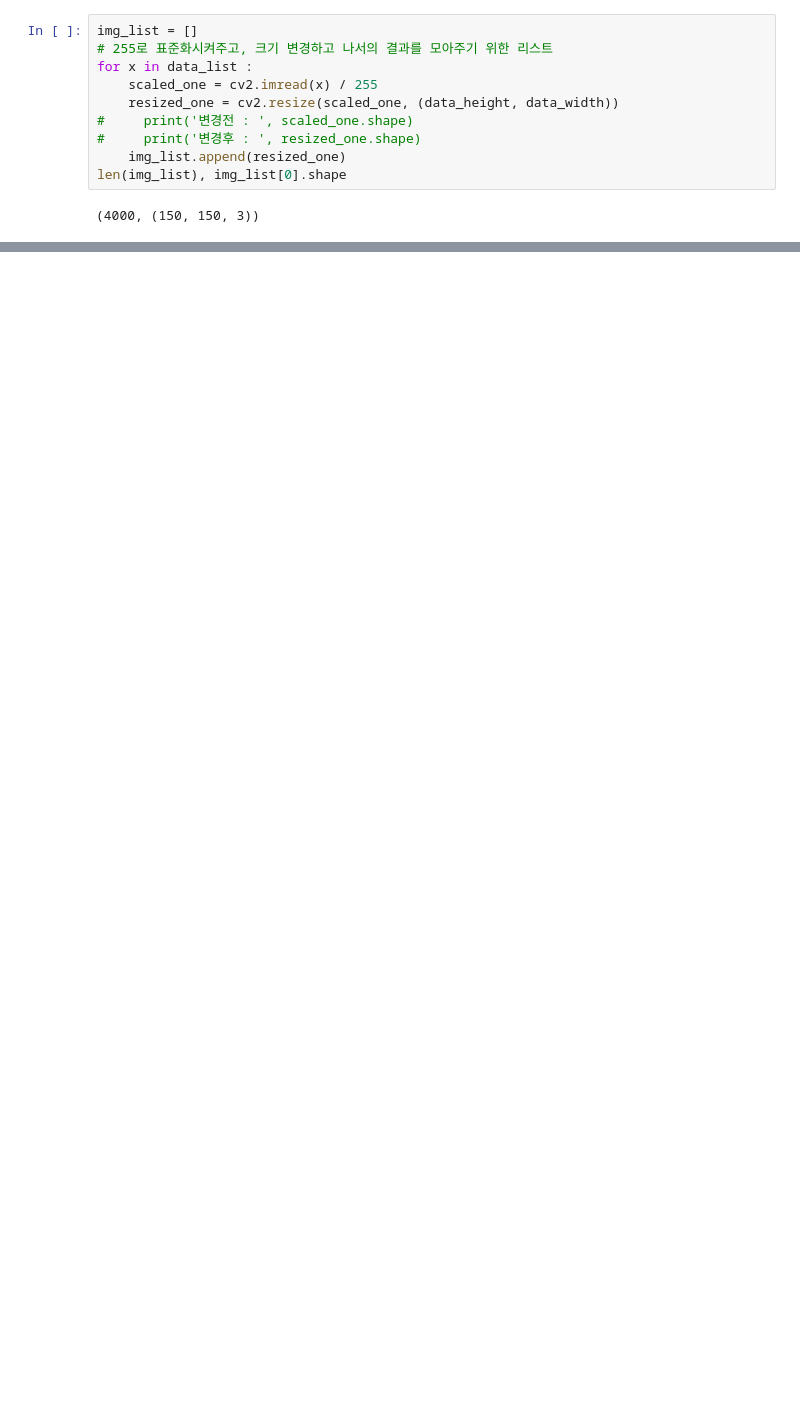
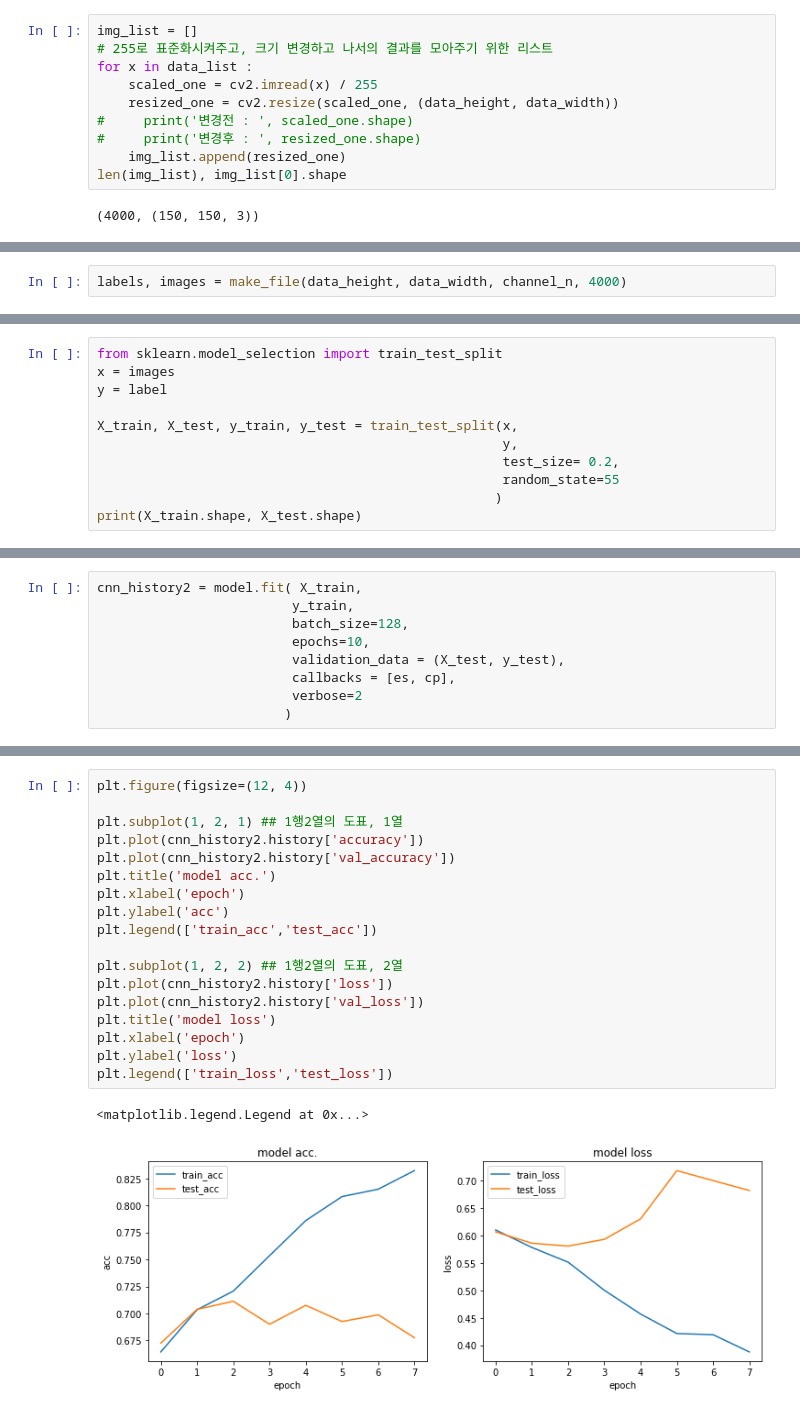
Before and after one commit to songhyeonjun/python-data, a Jupyter notebook: data23/딥러닝-개고양이분류.ipynb, the cells around one changed output, grey strips where cells are left out. Saved outputs shown, nothing was run; the diff lists cells and outputs as text; blank space fills up the shorter version.

```diff
--- a/data23/딥러닝-개고양이분류.ipynb
+++ b/data23/딥러닝-개고양이분류.ipynb
@@ -99,0 +183,2 @@ len(img_list), img_list[0].shape
+# %%
+labels, images = make_file(data_height, data_width, channel_n, 4000)
@@ -99,0 +200,11 @@ len(img_list), img_list[0].shape
+# %%
+from sklearn.model_selection import train_test_split
+x = images
+y = label
+
+X_train, X_test, y_train, y_test = train_test_split(x,
+                                                    y,
+                                                    test_size= 0.2,
+                                                    random_state=55
+                                                   )
+print(X_train.shape, X_test.shape)
@@ -99,0 +351,9 @@ len(img_list), img_list[0].shape
+# %%
+cnn_history2 = model.fit( X_train,
+                         y_train,
+                         batch_size=128,
+                         epochs=10,
+                         validation_data = (X_test, y_test),
+                         callbacks = [es, cp],
+                         verbose=2
+                        )
@@ -99,0 +377,21 @@ len(img_list), img_list[0].shape
+# %%
+plt.figure(figsize=(12, 4))
+
+plt.subplot(1, 2, 1) ## 1행2열의 도표, 1열
+plt.plot(cnn_history2.history['accuracy'])
+plt.plot(cnn_history2.history['val_accuracy'])
+plt.title('model acc.')
+plt.xlabel('epoch')
+plt.ylabel('acc')
+plt.legend(['train_acc','test_acc'])
+
+plt.subplot(1, 2, 2) ## 1행2열의 도표, 2열
+plt.plot(cnn_history2.history['loss'])
+plt.plot(cnn_history2.history['val_loss'])
+plt.title('model loss')
+plt.xlabel('epoch')
+plt.ylabel('loss')
+plt.legend(['train_loss','test_loss'])
+# %% [output]
+<matplotlib.legend.Legend at 0x...>
+[figure, added]
```
Also changed, not shown: parts of 28 cells of this notebook.
